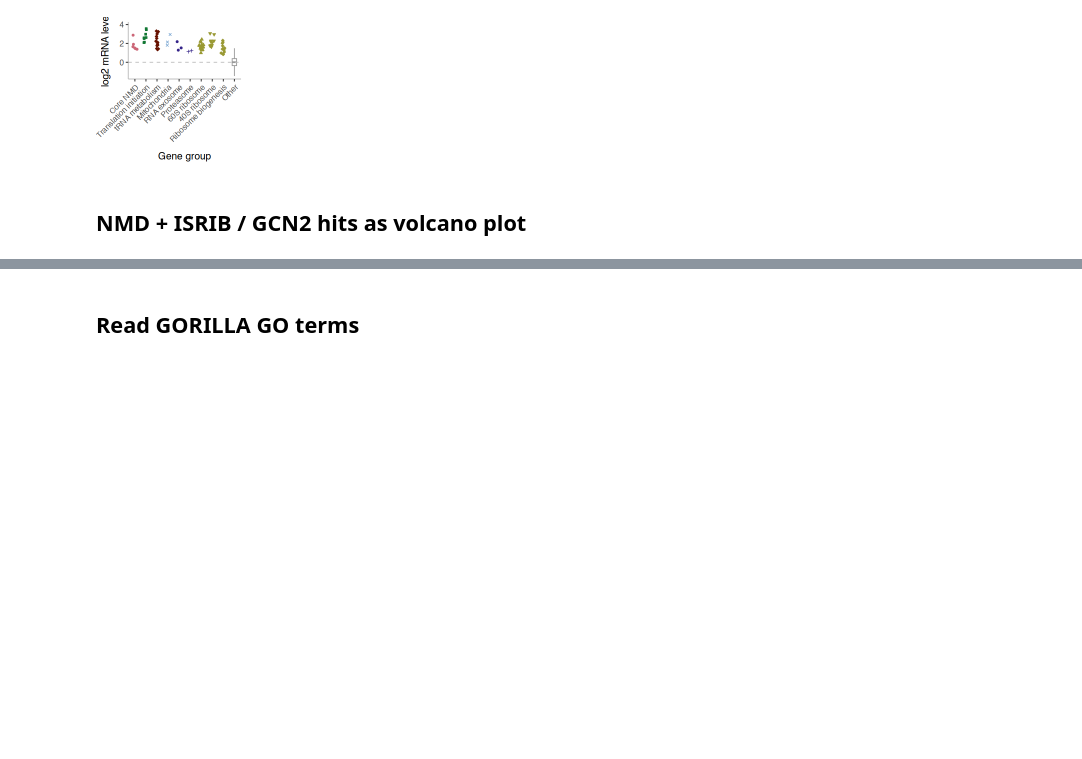
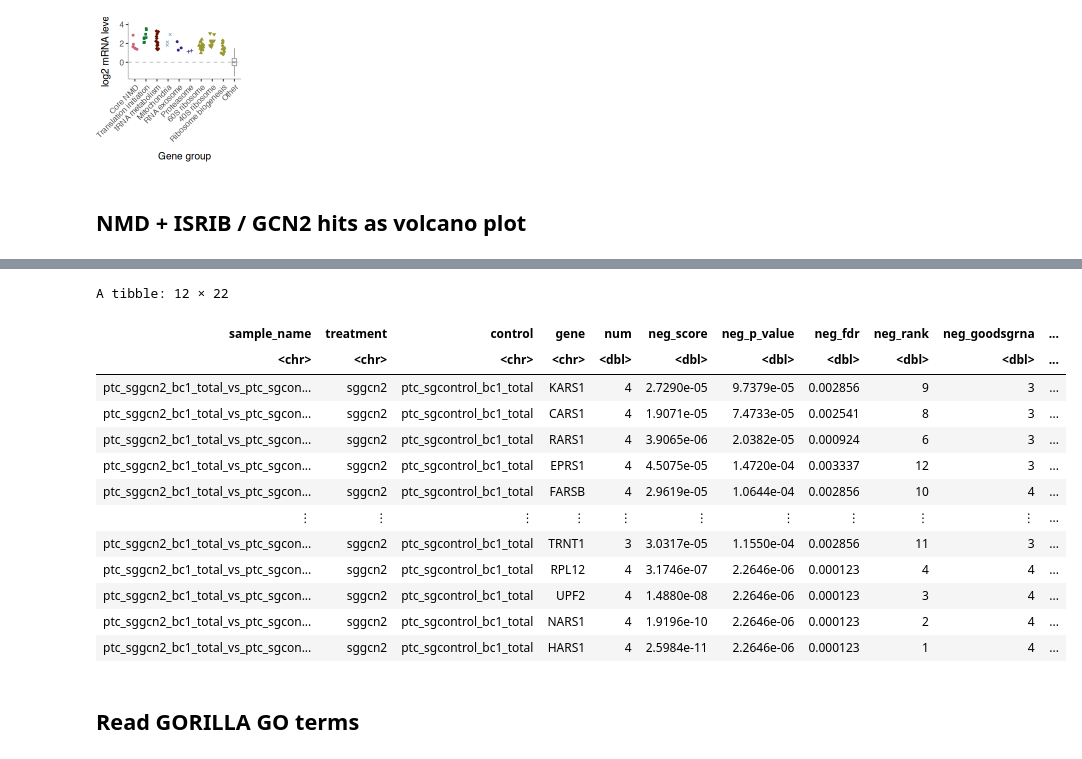
Before and after one commit to rasilab/nugent_2024, a Jupyter notebook: analysis/barcodeseq/rbp_barcode_screens/scripts/plot_nmd_results.ipynb, the cells around one changed output, grey strips where cells are left out. Saved outputs shown, nothing was run; the diff lists cells and outputs as text; code cells hidden in the pictures; blank space fills up the shorter version.

```diff
--- a/analysis/barcodeseq/rbp_barcode_screens/scripts/plot_nmd_results.ipynb
+++ b/analysis/barcodeseq/rbp_barcode_screens/scripts/plot_nmd_results.ipynb
@@ -322,3 +329,21 @@ ggsave("../figures/nmd_gcn1_isrib_volcano.pdf", width = 6, height = 2.5, units =
+# %%
+plot_data  %>%
+  filter(treatment == "sggcn2", fdr < 0.01, lfc < 0)
+# %% [output]
+A tibble: 12 × 22
+| sample_name | treatment | control | gene | num | neg_score | neg_p_value | neg_fdr | neg_rank | neg_goodsgrna | ... |
+| <chr> | <chr> | <chr> | <chr> | <dbl> | <dbl> | <dbl> | <dbl> | <dbl> | <dbl> | ... |
+| ptc_sggcn2_bc1_total_vs_ptc_sgcon... | sggcn2 | ptc_sgcontrol_bc1_total | KARS1 | 4 | 2.7290e-05 | 9.7379e-05 | 0.002856 | 9 | 3 | ... |
+| ptc_sggcn2_bc1_total_vs_ptc_sgcon... | sggcn2 | ptc_sgcontrol_bc1_total | CARS1 | 4 | 1.9071e-05 | 7.4733e-05 | 0.002541 | 8 | 3 | ... |
+| ptc_sggcn2_bc1_total_vs_ptc_sgcon... | sggcn2 | ptc_sgcontrol_bc1_total | RARS1 | 4 | 3.9065e-06 | 2.0382e-05 | 0.000924 | 6 | 3 | ... |
+| ptc_sggcn2_bc1_total_vs_ptc_sgcon... | sggcn2 | ptc_sgcontrol_bc1_total | EPRS1 | 4 | 4.5075e-05 | 1.4720e-04 | 0.003337 | 12 | 3 | ... |
+| ptc_sggcn2_bc1_total_vs_ptc_sgcon... | sggcn2 | ptc_sgcontrol_bc1_total | FARSB | 4 | 2.9619e-05 | 1.0644e-04 | 0.002856 | 10 | 4 | ... |
+| ⋮ | ⋮ | ⋮ | ⋮ | ⋮ | ⋮ | ⋮ | ⋮ | ⋮ | ⋮ | ... |
+| ptc_sggcn2_bc1_total_vs_ptc_sgcon... | sggcn2 | ptc_sgcontrol_bc1_total | TRNT1 | 3 | 3.0317e-05 | 1.1550e-04 | 0.002856 | 11 | 3 | ... |
+| ptc_sggcn2_bc1_total_vs_ptc_sgcon... | sggcn2 | ptc_sgcontrol_bc1_total | RPL12 | 4 | 3.1746e-07 | 2.2646e-06 | 0.000123 | 4 | 4 | ... |
+| ptc_sggcn2_bc1_total_vs_ptc_sgcon... | sggcn2 | ptc_sgcontrol_bc1_total | UPF2 | 4 | 1.4880e-08 | 2.2646e-06 | 0.000123 | 3 | 4 | ... |
+| ptc_sggcn2_bc1_total_vs_ptc_sgcon... | sggcn2 | ptc_sgcontrol_bc1_total | NARS1 | 4 | 1.9196e-10 | 2.2646e-06 | 0.000123 | 2 | 4 | ... |
+| ptc_sggcn2_bc1_total_vs_ptc_sgcon... | sggcn2 | ptc_sgcontrol_bc1_total | HARS1 | 4 | 2.5984e-11 | 2.2646e-06 | 0.000123 | 1 | 4 | ... |
 # %% [markdown]
 ## Read GORILLA GO terms
 # %%
```
Also changed, not shown: parts of 5 cells of this notebook, 19 other files.
